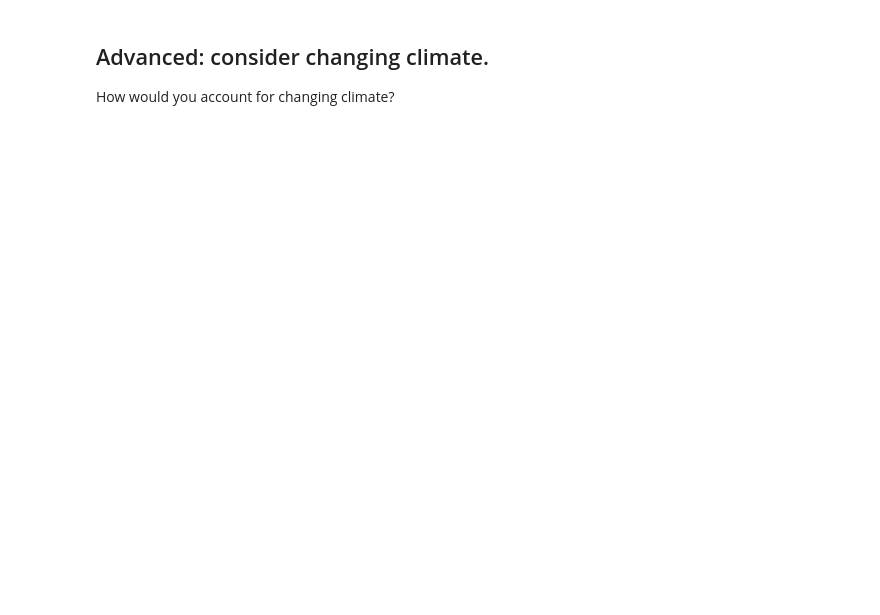
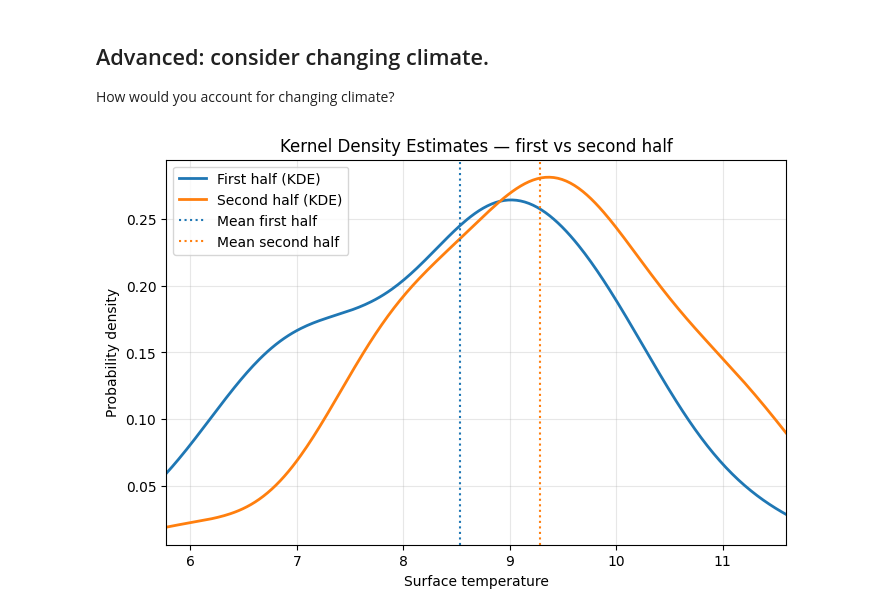
Before and after one commit to HenryThrop/IE_CDT_ClimateDynamicsTutorial, a Jupyter notebook: PredictTimeseries.ipynb, the cells around one changed output. Cells and saved outputs as stored; diff of their text form; code cells hidden in the pictures; blank space fills up the shorter version.

```diff
--- a/PredictTimeseries.ipynb
+++ b/PredictTimeseries.ipynb
@@ -59,3 +143,49 @@ ds.lon.values
 # %% [markdown]
 ## Advanced: consider changing climate.
 How would you account for changing climate?
+# %%
+import numpy as np
+import matplotlib.pyplot as plt
+from scipy.stats import gaussian_kde
+
+# ---------- KDE (smooth) ----------
+x_grid = np.linspace(xmin, xmax, 300)
+
+plt.figure(figsize=(8,5))
+kde_plotted = False
+
+if a1.size > 1:
+    kde1 = gaussian_kde(a1)
+    plt.plot(x_grid, kde1(x_grid), lw=2, label='First half (KDE)')
+    kde_plotted = True
+elif a1.size == 1:
+    # single point — plot as a spike
+    plt.axvline(a1[0], linestyle='--', label='First half (single value)')
+
+if a2.size > 1:
+    kde2 = gaussian_kde(a2)
+    plt.plot(x_grid, kde2(x_grid), lw=2, label='Second half (KDE)')
+    kde_plotted = True
+elif a2.size == 1:
+    plt.axvline(a2[0], linestyle='--', label='Second half (single value)')
+
+if not kde_plotted and (a1.size + a2.size) <= 2:
+    # not enough data for KDEs
+    plt.title('KDE not plotted (not enough data). Showing vertical lines for single values.')
+else:
+    plt.title('Kernel Density Estimates — first vs second half')
+
+# add mean lines
+if a1.size > 0:
+    plt.axvline(a1.mean(), color='C0', linestyle=':', label='Mean first half')
+if a2.size > 0:
+    plt.axvline(a2.mean(), color='C1', linestyle=':', label='Mean second half')
+
+plt.xlabel('Surface temperature')
+plt.ylabel('Probability density')
+plt.legend()
+plt.grid(alpha=0.3)
+plt.xlim(xmin, xmax)
+plt.show()
+# %% [output]
+[figure, added]
```
Also changed, not shown: parts of 6 cells of this notebook.
